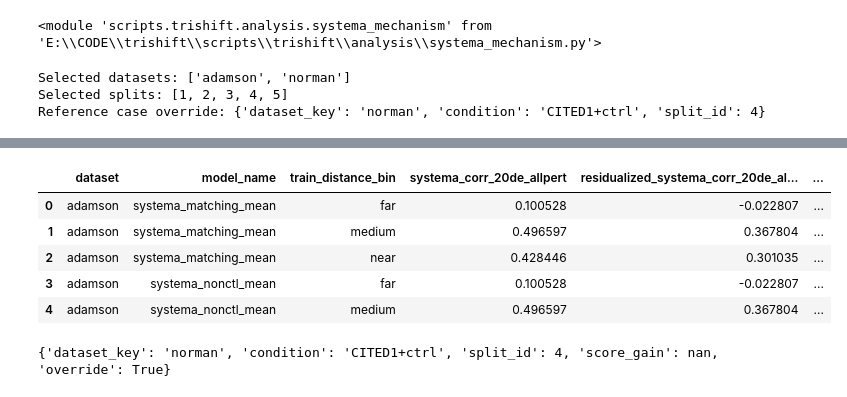
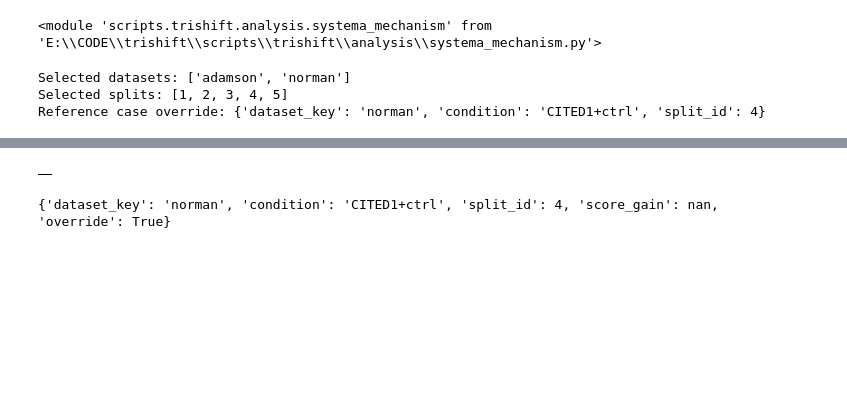
Before and after one commit to elan6666/trishift, a Jupyter notebook: notebooks/Fig3_ReferenceConditioning.ipynb, the cells around one changed output, grey strips where cells are left out. Saved outputs shown, nothing was run; the diff lists cells and outputs as text; code cells hidden in the pictures; blank space fills up the shorter version.

```diff
--- a/notebooks/Fig3_ReferenceConditioning.ipynb
+++ b/notebooks/Fig3_ReferenceConditioning.ipynb
@@ -106,7 +106,7 @@ def safe_mechanism_summary(dataset_key: str, subgroup_filter: str | None = None)
             'status': 'ready',
             'result': systema_mechanism.run_systema_mechanism_analysis(
                 dataset=dataset_key,
-                models=REFERENCE_MODELS,
+                models=GENERIC_SHIFT_MODELS,
                 split_ids=SPLIT_IDS,
                 subgroup_filter=subgroup_filter,
                 out_root=out_dir,
@@ -375,40 +357,35 @@ else:
                     continue
                 marker, linestyle = dataset_style.get(dataset_label, ('o', '-'))
                 sns.lineplot(
                     data=sub,
                     x='train_distance_bin',
                     y=metric_col,
                     sort=False,
                     marker=marker,
                     linestyle=linestyle,
                     color=MODEL_COLORS[label],
                     linewidth=2.0,
                     markersize=7,
                     legend=False,
                     ax=ax,
                 )
         ax.set_xlabel('Train-distance bin')
         ax.set_ylabel(title)
         ax.set_title(title)
         _style_axis(ax)
     model_handles = [Line2D([0], [0], color=MODEL_COLORS[label], lw=2.2, label=label) for label in ordered_labels]
     dataset_handles = [
         Line2D([0], [0], color='#444444', lw=1.8, marker='o', linestyle='-', label='Adamson'),
         Line2D([0], [0], color='#444444', lw=1.8, marker='X', linestyle='--', label='Norman (single)'),
     ]
     leg1 = axes[0].legend(handles=model_handles, title='', frameon=False, loc='upper left', bbox_to_anchor=(0.0, 1.22), ncol=min(3, len(model_handles)), borderaxespad=0.0)
     axes[0].add_artist(leg1)
     axes[-1].legend(handles=dataset_handles, title='', frameon=False, loc='upper right', bbox_to_anchor=(1.0, 1.22), ncol=2, borderaxespad=0.0)
-    fig.text(0.5, 0.01, 'Note: Perturbed mean and Matching mean overlap on Adamson.', ha='center', va='bottom', fontsize=9, color='#555555')
+    fig.text(0.5, 0.01, 'Note: On Adamson, Perturbed mean and Matching mean overlap under strict single-perturbation holdout; this need not hold for Norman combination subgroups.', ha='center', va='bottom', fontsize=9, color='#555555')
 fig.tight_layout(rect=[0.0, 0.04, 1.0, 0.89]); plt.savefig(OUT_ROOT / 'fig3g_generic_shift_dependence.png', bbox_inches='tight'); plt.close()
 display(difficulty_bin_df.head())
 # %% [output]
-|  | dataset | model_name | train_distance_bin | systema_corr_20de_allpert | residualized_systema_corr_20de_al... | ... |
-| 0 | adamson | systema_matching_mean | far | 0.100528 | -0.022807 | ... |
-| 1 | adamson | systema_matching_mean | medium | 0.496597 | 0.367804 | ... |
-| 2 | adamson | systema_matching_mean | near | 0.428446 | 0.301035 | ... |
-| 3 | adamson | systema_nonctl_mean | far | 0.100528 | -0.022807 | ... |
-| 4 | adamson | systema_nonctl_mean | medium | 0.496597 | 0.367804 | ... |
+|  |
 # %%
 case_meta, case_df = pick_reference_case()
 if case_meta is not None and case_df is not None:
```
Also changed, not shown: parts of 2 cells of this notebook, 13 other files.
